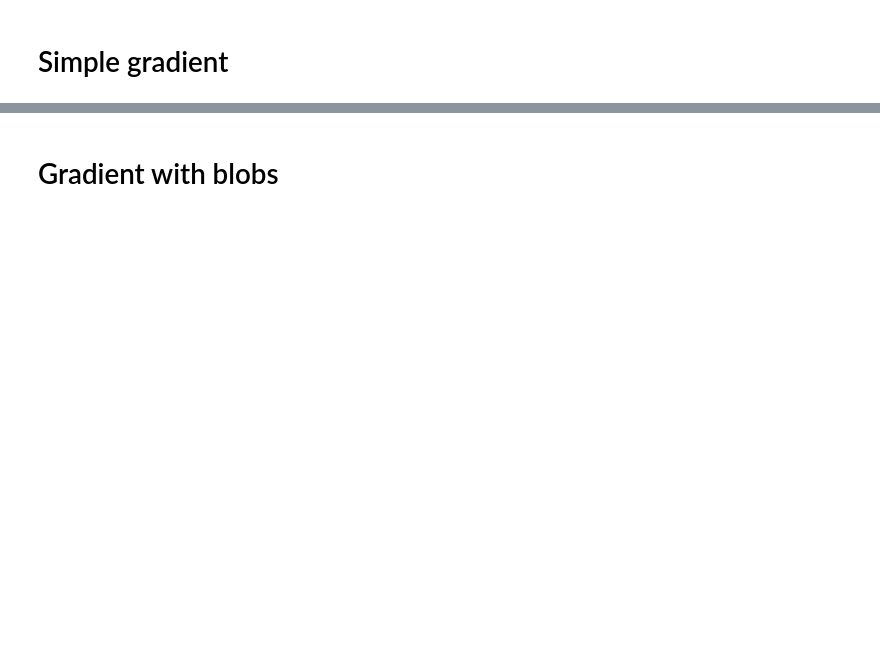
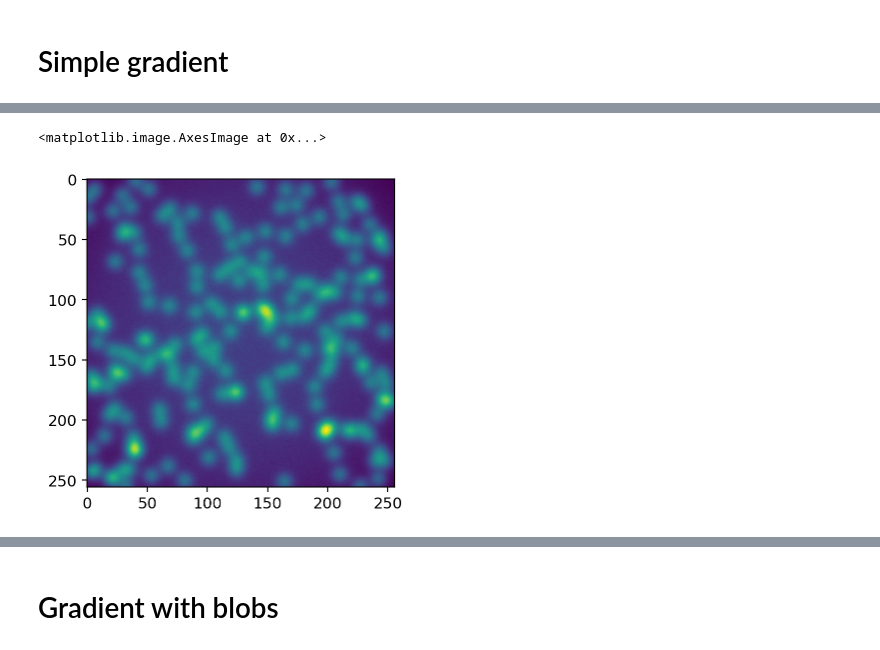
Before and after one commit to yfukai/BaSiCpy, a Jupyter notebook: misc_notebooks/generate_test_data_for_validation.ipynb, the cells around one changed output, grey strips where cells are left out. Drawn from its saved outputs; the diff is of its cells as text; code cells hidden in the pictures; blank space fills up the shorter version.

```diff
--- a/misc_notebooks/generate_test_data_for_validation.ipynb
+++ b/misc_notebooks/generate_test_data_for_validation.ipynb
@@ -119,3 +143,8 @@ True
+# %%
+plt.imshow(images[0])
+# %% [output]
+<matplotlib.image.AxesImage at 0x...>
+[figure, added]
 # %%
 from basicpy import BaSiC
 
```
Also changed, not shown: parts of 12 cells of this notebook.
